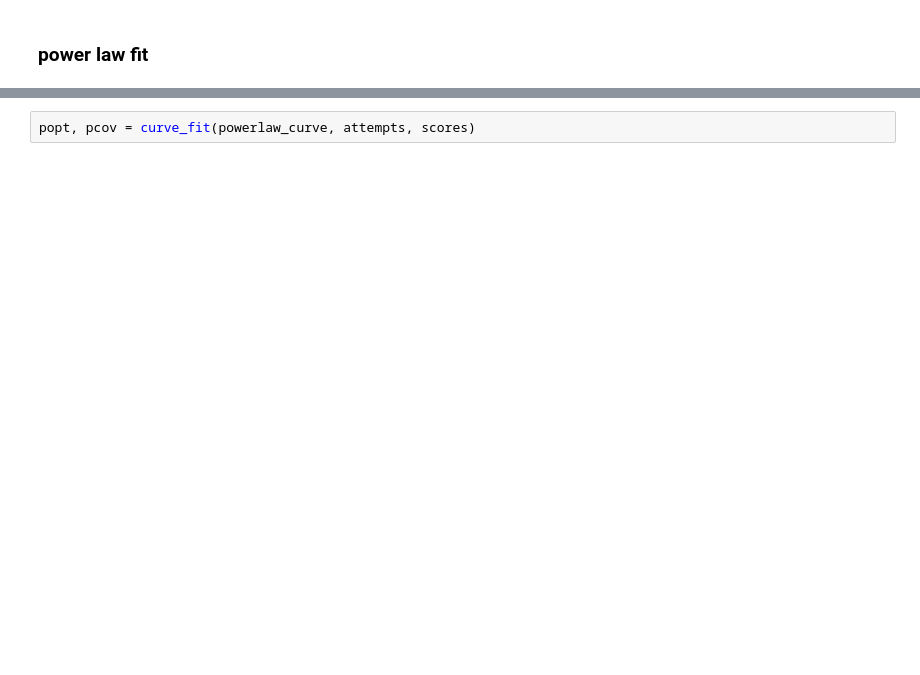
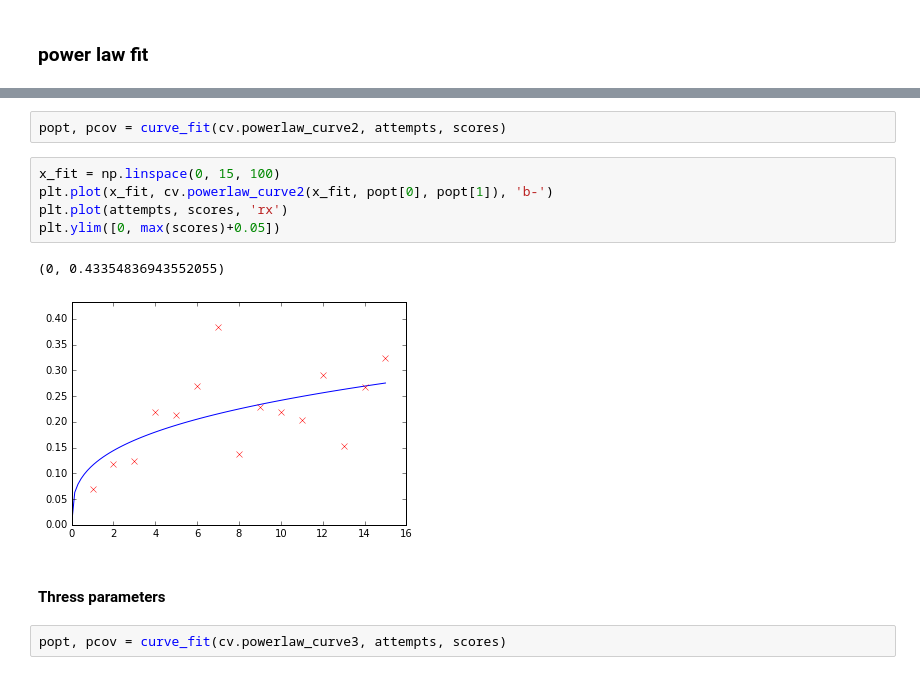
Before and after one commit to liprin1129/Project, a Jupyter notebook: Code/Curve_Fitting.ipynb, the cells around one changed output, grey strips where cells are left out. Drawn from its saved outputs; the diff is of its cells as text; blank space fills up the shorter version.

```diff
--- a/Code/Curve_Fitting.ipynb
+++ b/Code/Curve_Fitting.ipynb
@@ -87,4 +85,16 @@ plt.plot(attempts, scores, 'rx')
 # %%
-popt, pcov = curve_fit(powerlaw_curve, attempts, scores)
+popt, pcov = curve_fit(cv.powerlaw_curve2, attempts, scores)
+# %%
+x_fit = np.linspace(0, 15, 100)
+plt.plot(x_fit, cv.powerlaw_curve2(x_fit, popt[0], popt[1]), 'b-')
+plt.plot(attempts, scores, 'rx')
+plt.ylim([0, max(scores)+0.05])
+# %% [output]
+(0, 0.43354836943552055)
+[figure, added]
+# %% [markdown]
+#### Thress parameters
+# %%
+popt, pcov = curve_fit(cv.powerlaw_curve3, attempts, scores)
 # %%
 x_fit = np.linspace(0, 15, 100)
```
Also changed, not shown: parts of 23 cells of this notebook, 1 other file.
